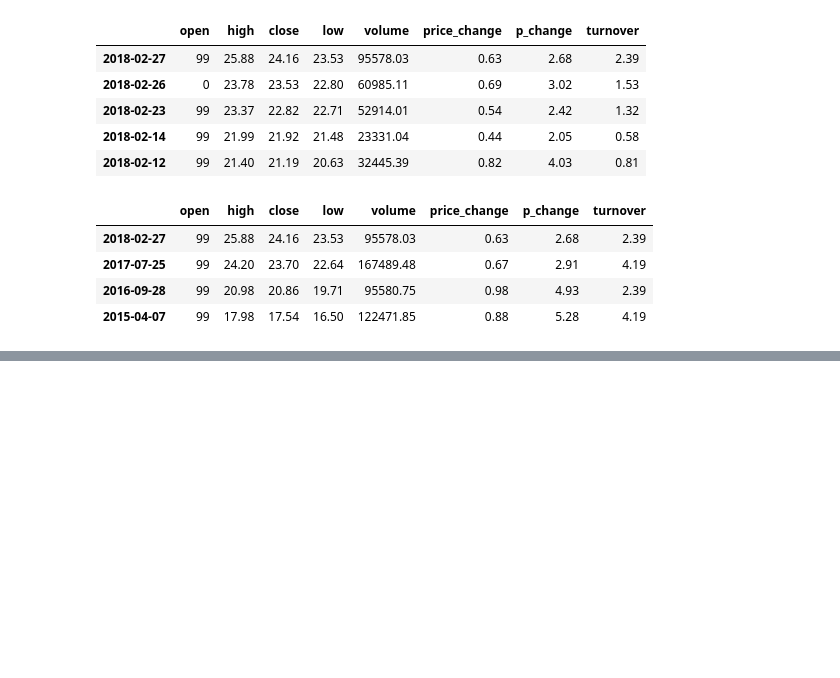
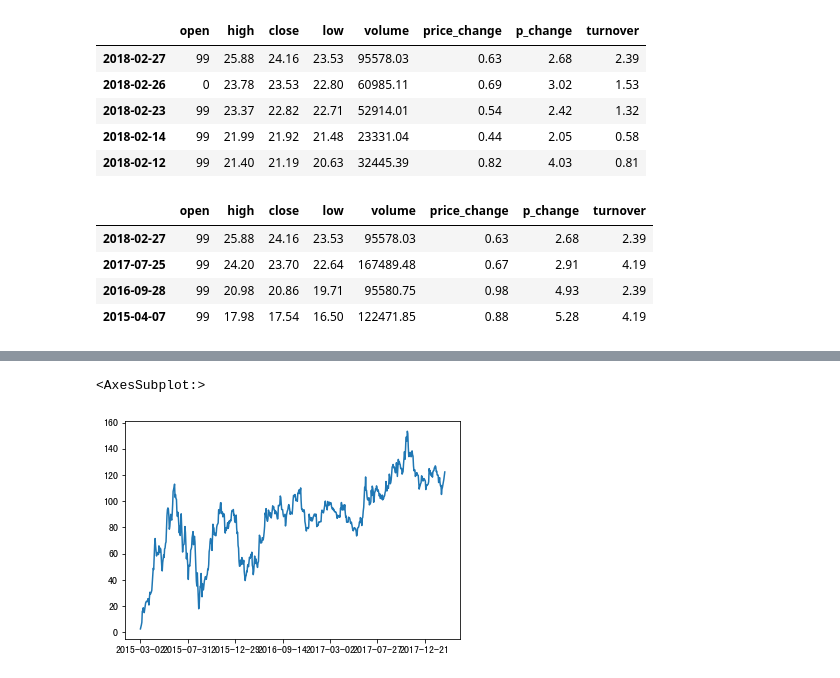
Before and after one commit to unluckynike/DataMining, a Jupyter notebook: day3/pands_demo.ipynb, the cells around one changed output, grey strips where cells are left out. Drawn from its saved outputs; the diff is of its cells as text; code cells hidden in the pictures; blank space fills up the shorter version.

```diff
--- a/day3/pands_demo.ipynb
+++ b/day3/pands_demo.ipynb
@@ -732,0 +768,5 @@ data[data["turnover"].isin([4.19, 2.39])]
+# %%
+data["p_change"].sort_index().cumsum().plot()
+# %% [output]
+<AxesSubplot:>
+[figure, added]
```
Also changed, not shown: parts of 45 cells of this notebook, 50 other files.
